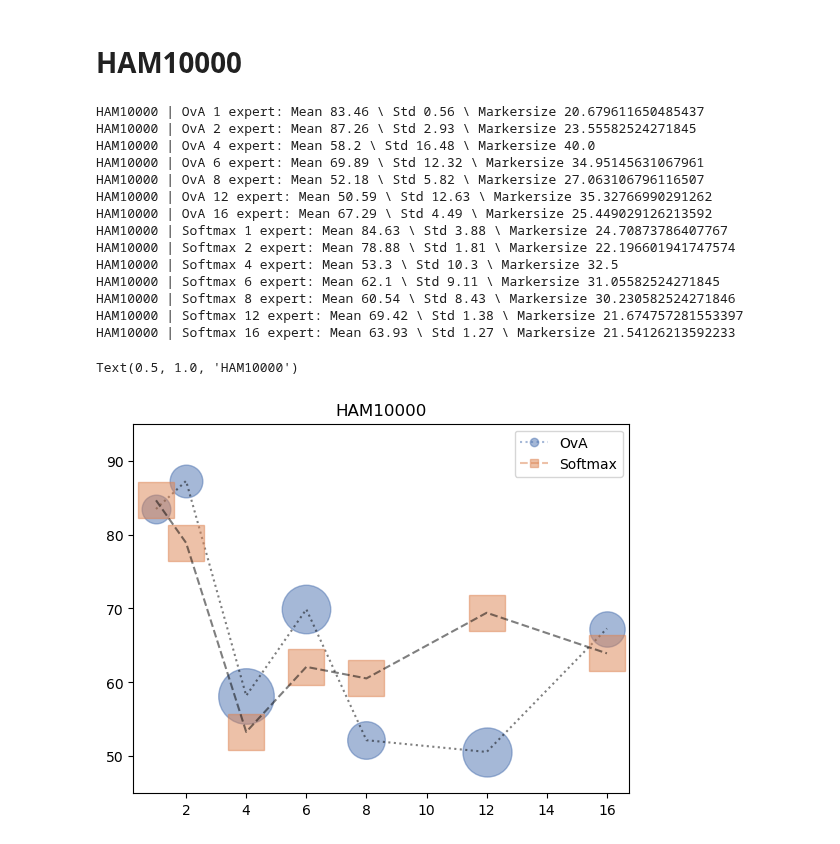
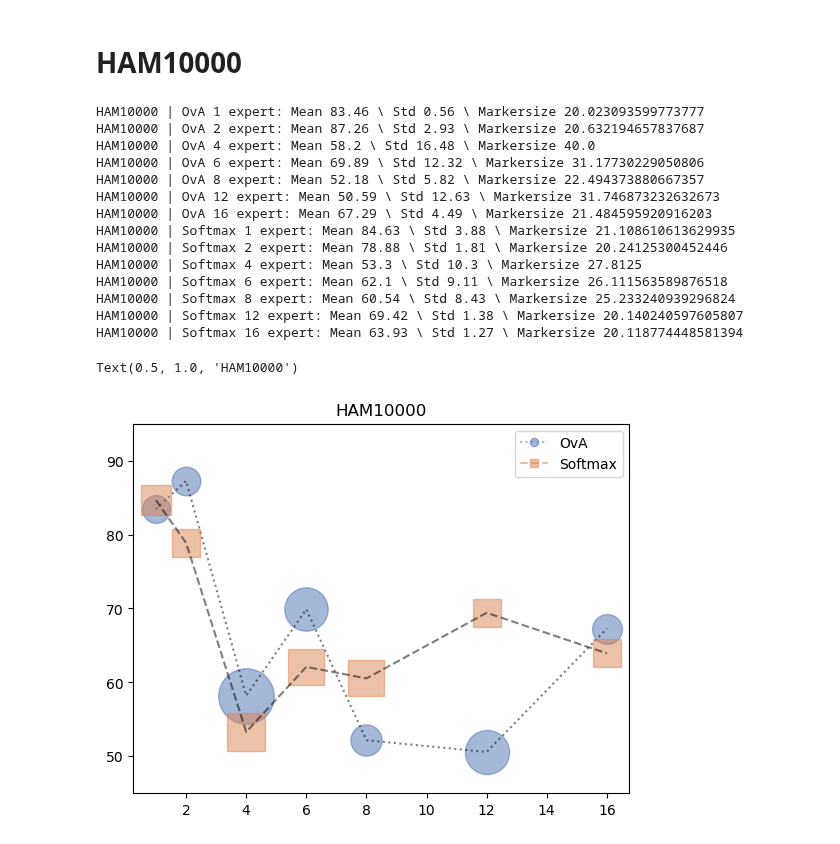
Before and after one commit to rajevv/Multi_L2D, a Jupyter notebook: CIFAR-10/results/datasets_scatter.ipynb, the cells around one changed output. Drawn from its saved outputs; the diff is of its cells as text; code cells hidden in the pictures.

```diff
--- a/CIFAR-10/results/datasets_scatter.ipynb
+++ b/CIFAR-10/results/datasets_scatter.ipynb
@@ -31,43 +31,42 @@ softmax_plot_args = {"alpha": 0.5,
 # %%
 
 
 markersize = 20
 marker_offset = 20
-ova_size = marker_offset + markersize * (ova_ham_std[i] / max_std)
 
 # OvA
 for i, e in enumerate(exp_list):
-    ova_size = marker_offset + markersize * (ova_ham_std[i] / max_std)
-    print("{} | OvA {} expert: Mean {} \ Std {} \ Markersize {}".format(dataset, e, ova_galaxy_mean[i], ova_ham_std[i], ova_size))
-    plt.plot(exp_list[i],ova_galaxy_mean[i], markersize=ova_size, **ova_plot_args)
-plt.plot(exp_list,ova_galaxy_mean, color="black", linestyle="dotted", alpha=0.5)
+    ova_size = marker_offset + markersize * (ova_ham_std[i] / max_std)**2
+    print("{} | OvA {} expert: Mean {} \ Std {} \ Markersize {}".format(dataset, e, ova_ham_mean[i], ova_ham_std[i], ova_size))
+    plt.plot(exp_list[i],ova_ham_mean[i], markersize=ova_size, **ova_plot_args)
+plt.plot(exp_list,ova_ham_mean, color="black", linestyle="dotted", alpha=0.5)
 
 # Softmax
 for i, e in enumerate(exp_list):
-    softmax_size = marker_offset + markersize * (softmax_ham_std[i] / max_std)
-    print("{} | Softmax {} expert: Mean {} \ Std {} \ Markersize {}".format(dataset, e, softmax_galaxy_mean[i], softmax_ham_std[i], softmax_size))
-    plt.plot(exp_list[i], softmax_galaxy_mean[i], markersize=ova_size, **softmax_plot_args)
-plt.plot(exp_list, softmax_galaxy_mean, color="black", linestyle="dashed", alpha=0.5)
+    softmax_size = marker_offset + markersize *  (softmax_ham_std[i] / max_std)**2
+    print("{} | Softmax {} expert: Mean {} \ Std {} \ Markersize {}".format(dataset, e, softmax_ham_mean[i], softmax_ham_std[i], softmax_size))
+    plt.plot(exp_list[i], softmax_ham_mean[i], markersize=softmax_size, **softmax_plot_args)
+plt.plot(exp_list, softmax_ham_mean, color="black", linestyle="dashed", alpha=0.5)
 
 plt.ylim([45, 95])
 ova_leg = mlines.Line2D([], [], label="OvA", **ova_plot_args)
 softmax_leg = mlines.Line2D([], [], label="Softmax", **softmax_plot_args)
 plt.legend(handles=[ova_leg, softmax_leg], loc="best")
 plt.title("{}".format(dataset))
 # %% [output]
-HAM10000 | OvA 1 expert: Mean 83.46 \ Std 0.56 \ Markersize 20.679611650485437
-HAM10000 | OvA 2 expert: Mean 87.26 \ Std 2.93 \ Markersize 23.55582524271845
+HAM10000 | OvA 1 expert: Mean 83.46 \ Std 0.56 \ Markersize 20.023093599773777
+HAM10000 | OvA 2 expert: Mean 87.26 \ Std 2.93 \ Markersize 20.632194657837687
 HAM10000 | OvA 4 expert: Mean 58.2 \ Std 16.48 \ Markersize 40.0
-HAM10000 | OvA 6 expert: Mean 69.89 \ Std 12.32 \ Markersize 34.95145631067961
-HAM10000 | OvA 8 expert: Mean 52.18 \ Std 5.82 \ Markersize 27.063106796116507
-HAM10000 | OvA 12 expert: Mean 50.59 \ Std 12.63 \ Markersize 35.32766990291262
-HAM10000 | OvA 16 expert: Mean 67.29 \ Std 4.49 \ Markersize 25.449029126213592
-HAM10000 | Softmax 1 expert: Mean 84.63 \ Std 3.88 \ Markersize 24.70873786407767
-HAM10000 | Softmax 2 expert: Mean 78.88 \ Std 1.81 \ Markersize 22.196601941747574
-HAM10000 | Softmax 4 expert: Mean 53.3 \ Std 10.3 \ Markersize 32.5
-HAM10000 | Softmax 6 expert: Mean 62.1 \ Std 9.11 \ Markersize 31.05582524271845
-HAM10000 | Softmax 8 expert: Mean 60.54 \ Std 8.43 \ Markersize 30.230582524271846
-HAM10000 | Softmax 12 expert: Mean 69.42 \ Std 1.38 \ Markersize 21.674757281553397
-HAM10000 | Softmax 16 expert: Mean 63.93 \ Std 1.27 \ Markersize 21.54126213592233
+HAM10000 | OvA 6 expert: Mean 69.89 \ Std 12.32 \ Markersize 31.17730229050806
+HAM10000 | OvA 8 expert: Mean 52.18 \ Std 5.82 \ Markersize 22.494373880667357
+HAM10000 | OvA 12 expert: Mean 50.59 \ Std 12.63 \ Markersize 31.746873232632673
+HAM10000 | OvA 16 expert: Mean 67.29 \ Std 4.49 \ Markersize 21.484595920916203
+HAM10000 | Softmax 1 expert: Mean 84.63 \ Std 3.88 \ Markersize 21.108610613629935
+HAM10000 | Softmax 2 expert: Mean 78.88 \ Std 1.81 \ Markersize 20.24125300452446
+HAM10000 | Softmax 4 expert: Mean 53.3 \ Std 10.3 \ Markersize 27.8125
+HAM10000 | Softmax 6 expert: Mean 62.1 \ Std 9.11 \ Markersize 26.111563589876518
+HAM10000 | Softmax 8 expert: Mean 60.54 \ Std 8.43 \ Markersize 25.233240939296824
+HAM10000 | Softmax 12 expert: Mean 69.42 \ Std 1.38 \ Markersize 20.140240597605807
+HAM10000 | Softmax 16 expert: Mean 63.93 \ Std 1.27 \ Markersize 20.118774448581394
 Text(0.5, 1.0, 'HAM10000')
-[figure, old version]
+[figure, new version]
```
Also changed, not shown: parts of 8 cells of this notebook.
